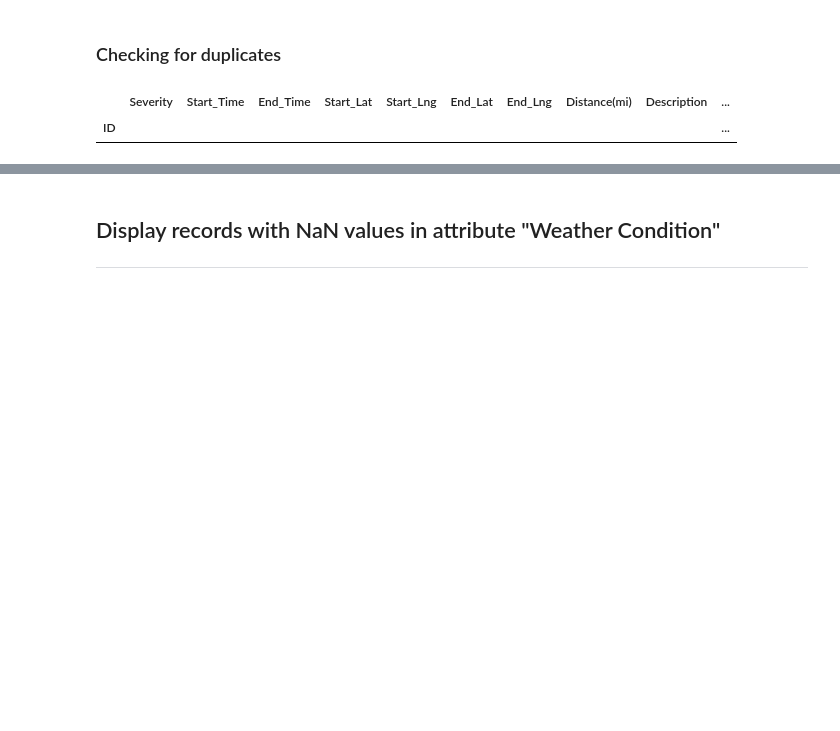
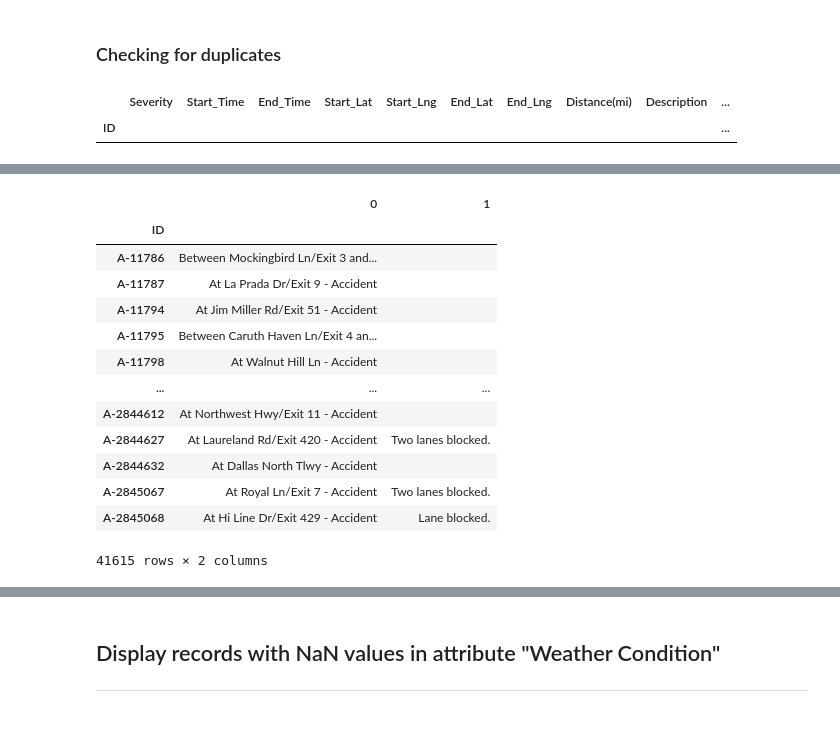
Before and after one commit to rosalierazonable/trafficAccidentAnalysis, a Jupyter notebook: notebooks/Data-Cleaning-and-Restructuring.ipynb, the cells around one changed output, grey strips where cells are left out. Drawn from its saved outputs; the diff is of its cells as text; code cells hidden in the pictures; blank space fills up the shorter version.

```diff
--- a/notebooks/Data-Cleaning-and-Restructuring.ipynb
+++ b/notebooks/Data-Cleaning-and-Restructuring.ipynb
@@ -142,0 +208,18 @@ dallas_city.loc['A-2845067', 'Description']
+# %%
+df = dallas_city['Description'].str.split('.', 1, expand=True)
+df
+# %% [output]
+|  | 0 | 1 |
+| ID |  |  |
+| A-11786 | Between Mockingbird Ln/Exit 3 and... |  |
+| A-11787 | At La Prada Dr/Exit 9 - Accident |  |
+| A-11794 | At Jim Miller Rd/Exit 51 - Accident |  |
+| A-11795 | Between Caruth Haven Ln/Exit 4 an... |  |
+| A-11798 | At Walnut Hill Ln - Accident |  |
+| ... | ... | ... |
+| A-2844612 | At Northwest Hwy/Exit 11 - Accident |  |
+| A-2844627 | At Laureland Rd/Exit 420 - Accident | Two lanes blocked. |
+| A-2844632 | At Dallas North Tlwy - Accident |  |
+| A-2845067 | At Royal Ln/Exit 7 - Accident | Two lanes blocked. |
+| A-2845068 | At Hi Line Dr/Exit 429 - Accident | Lane blocked. |
+41615 rows × 2 columns
```
Also changed, not shown: parts of 40 cells of this notebook.
